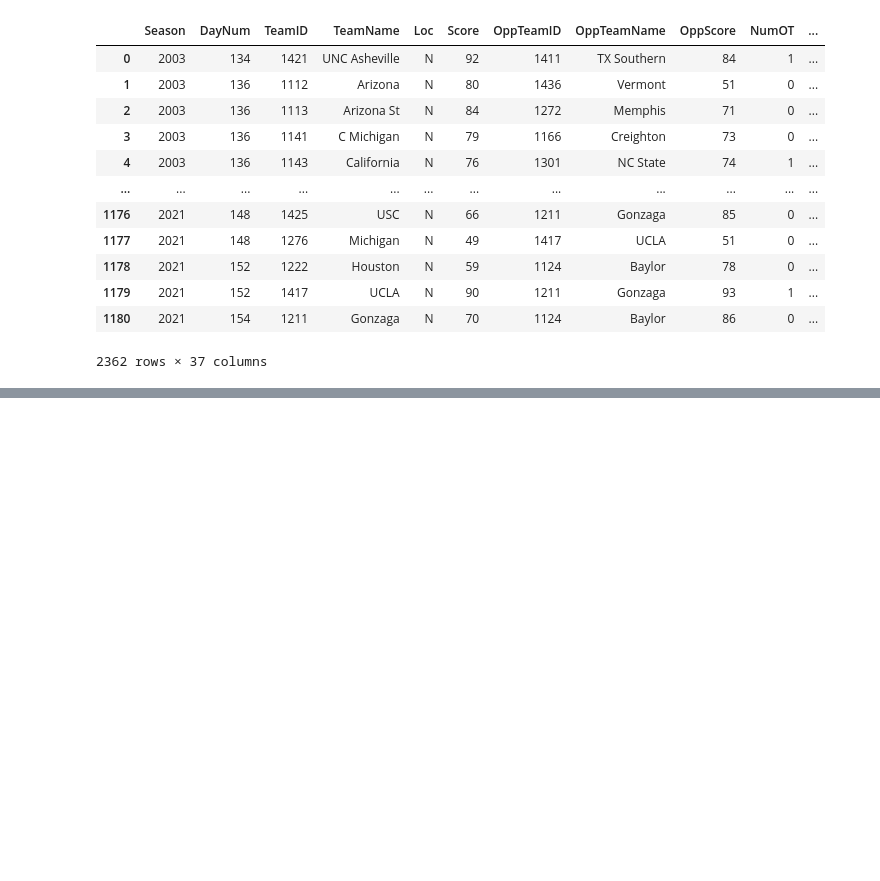
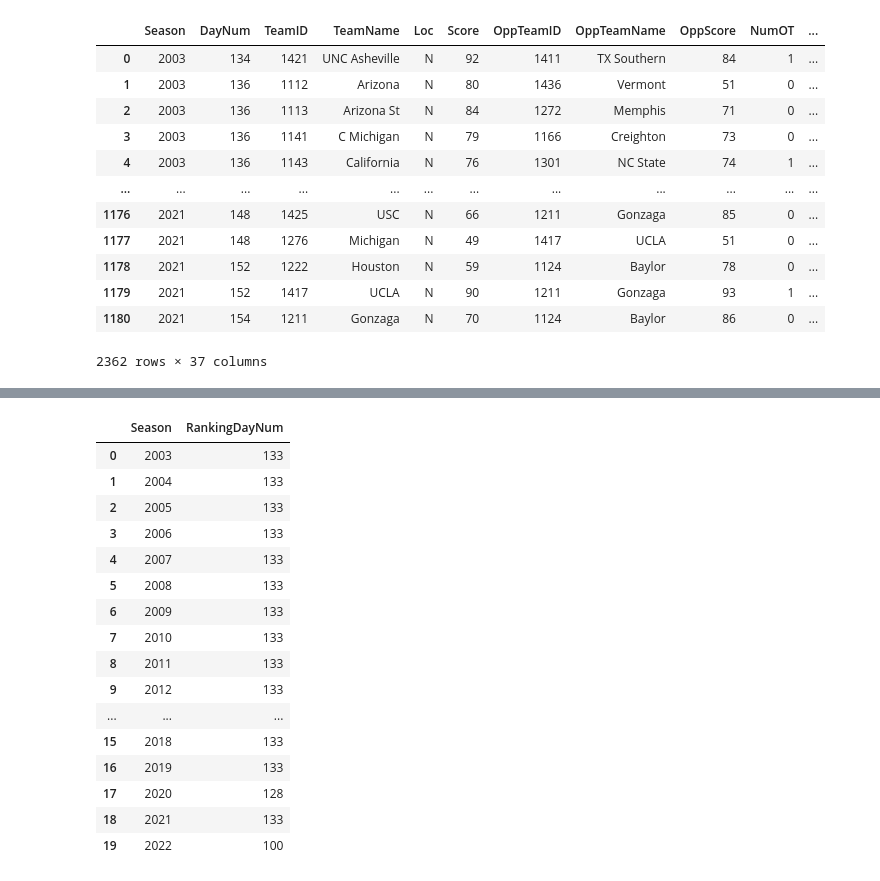
Before and after one commit to aruther11/march_madness_comp, a Jupyter notebook: exploration/eda_detailed.ipynb, the cells around one changed output, grey strips where cells are left out. Cells and saved outputs as stored; diff of their text form; code cells hidden in the pictures; blank space fills up the shorter version.

```diff
--- a/exploration/eda_detailed.ipynb
+++ b/exploration/eda_detailed.ipynb
@@ -485,0 +463,20 @@ tourney_results_by_team_with_seeds_df
+# %%
+max_day_of_rankings_df
+# %% [output]
+|  | Season | RankingDayNum |
+| 0 | 2003 | 133 |
+| 1 | 2004 | 133 |
+| 2 | 2005 | 133 |
+| 3 | 2006 | 133 |
+| 4 | 2007 | 133 |
+| 5 | 2008 | 133 |
+| 6 | 2009 | 133 |
+| 7 | 2010 | 133 |
+| 8 | 2011 | 133 |
+| 9 | 2012 | 133 |
+| ... | ... | ... |
+| 15 | 2018 | 133 |
+| 16 | 2019 | 133 |
+| 17 | 2020 | 128 |
+| 18 | 2021 | 133 |
+| 19 | 2022 | 100 |
```
Also changed, not shown: parts of 15 cells of this notebook.
